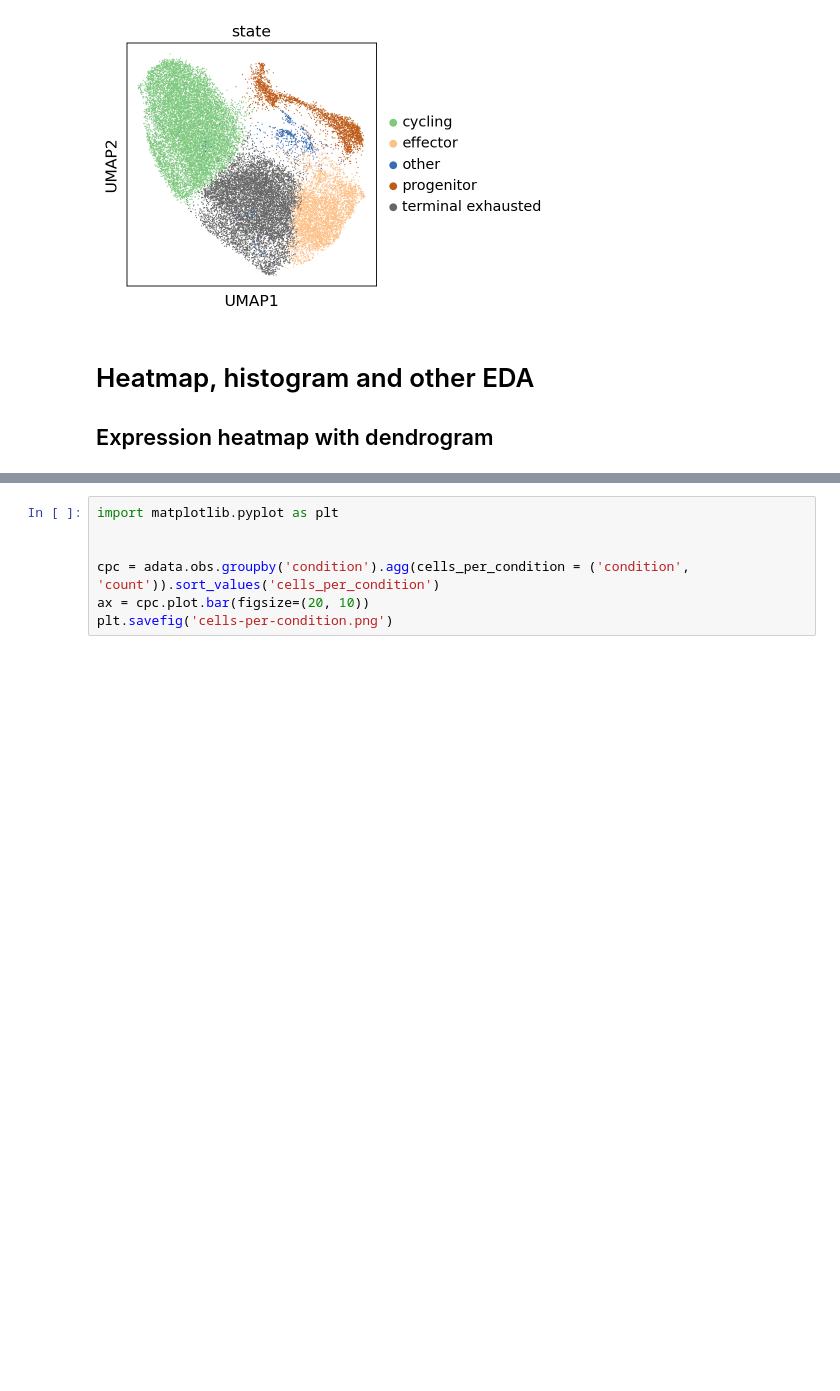
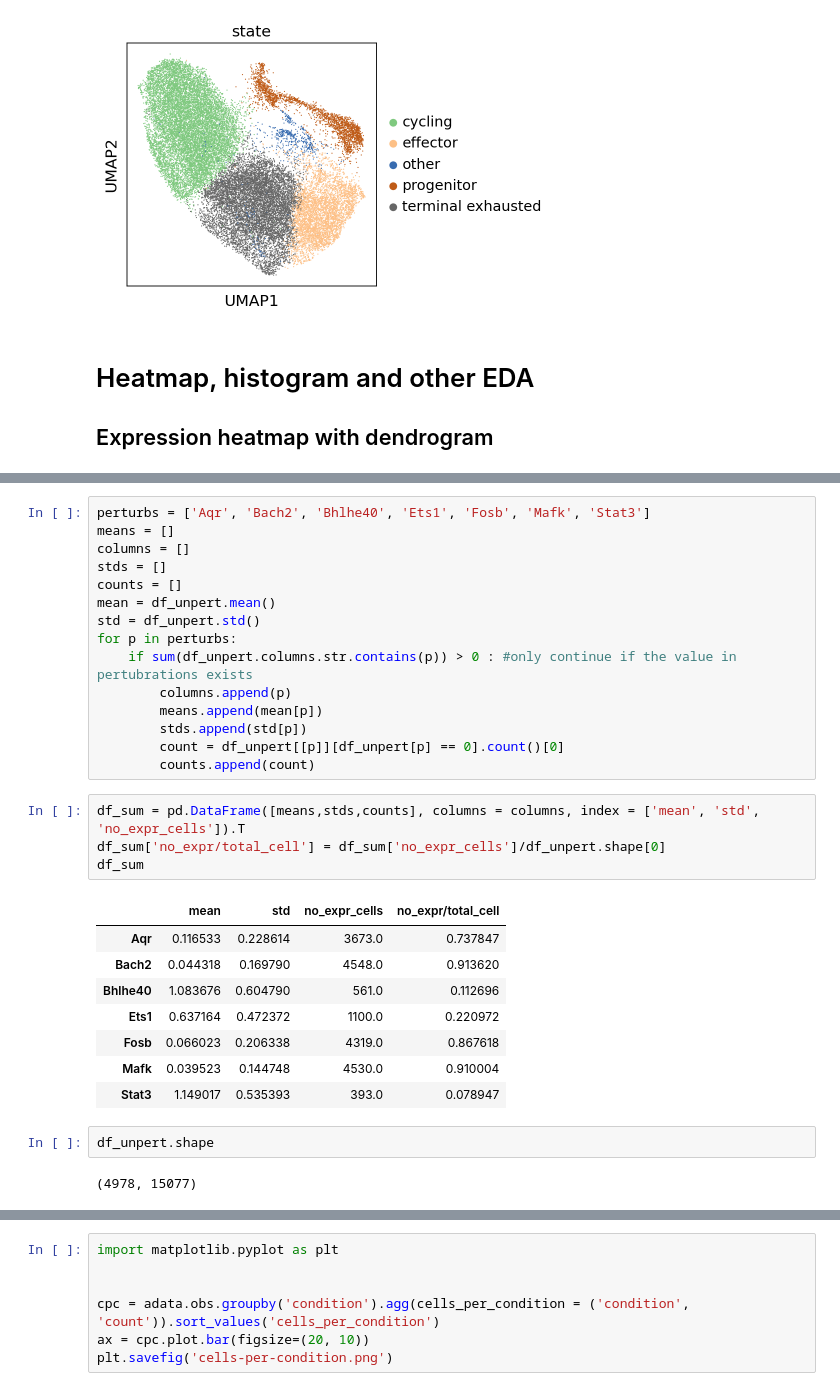
Before and after one commit to amandakhoo/CIDS2023, a Jupyter notebook: EDA.ipynb, the cells around one changed output, grey strips where cells are left out. Cells and saved outputs as stored; diff of their text form; blank space fills up the shorter version.

```diff
--- a/EDA.ipynb
+++ b/EDA.ipynb
@@ -128,0 +197,32 @@ How many genes have low or no variance across all cells?
+# %%
+perturbs = ['Aqr', 'Bach2', 'Bhlhe40', 'Ets1', 'Fosb', 'Mafk', 'Stat3']
+means = []
+columns = []
+stds = []
+counts = []
+mean = df_unpert.mean()
+std = df_unpert.std()
+for p in perturbs:
+    if sum(df_unpert.columns.str.contains(p)) > 0 : #only continue if the value in pertubrations exists
+        columns.append(p)
+        means.append(mean[p])
+        stds.append(std[p])
+        count = df_unpert[[p]][df_unpert[p] == 0].count()[0]
+        counts.append(count)
+# %%
+df_sum = pd.DataFrame([means,stds,counts], columns = columns, index = ['mean', 'std', 'no_expr_cells']).T
+df_sum['no_expr/total_cell'] = df_sum['no_expr_cells']/df_unpert.shape[0]
+df_sum
+# %% [output]
+|  | mean | std | no_expr_cells | no_expr/total_cell |
+| Aqr | 0.116533 | 0.228614 | 3673.0 | 0.737847 |
+| Bach2 | 0.044318 | 0.169790 | 4548.0 | 0.913620 |
+| Bhlhe40 | 1.083676 | 0.604790 | 561.0 | 0.112696 |
+| Ets1 | 0.637164 | 0.472372 | 1100.0 | 0.220972 |
+| Fosb | 0.066023 | 0.206338 | 4319.0 | 0.867618 |
+| Mafk | 0.039523 | 0.144748 | 4530.0 | 0.910004 |
+| Stat3 | 1.149017 | 0.535393 | 393.0 | 0.078947 |
+# %%
+df_unpert.shape
+# %% [output]
+(4978, 15077)
```
Also changed, not shown: parts of 26 cells of this notebook, 2 other files.
